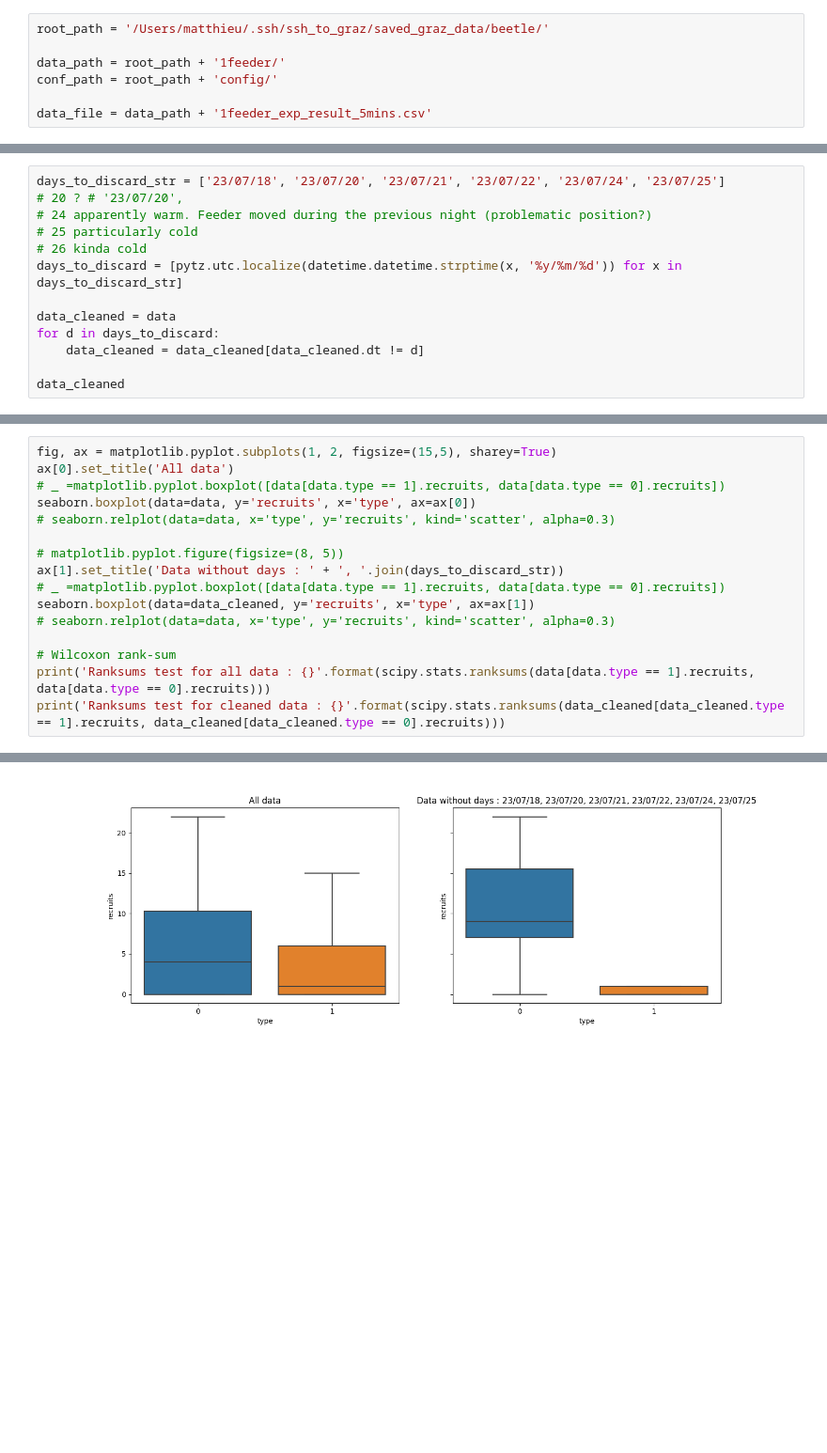
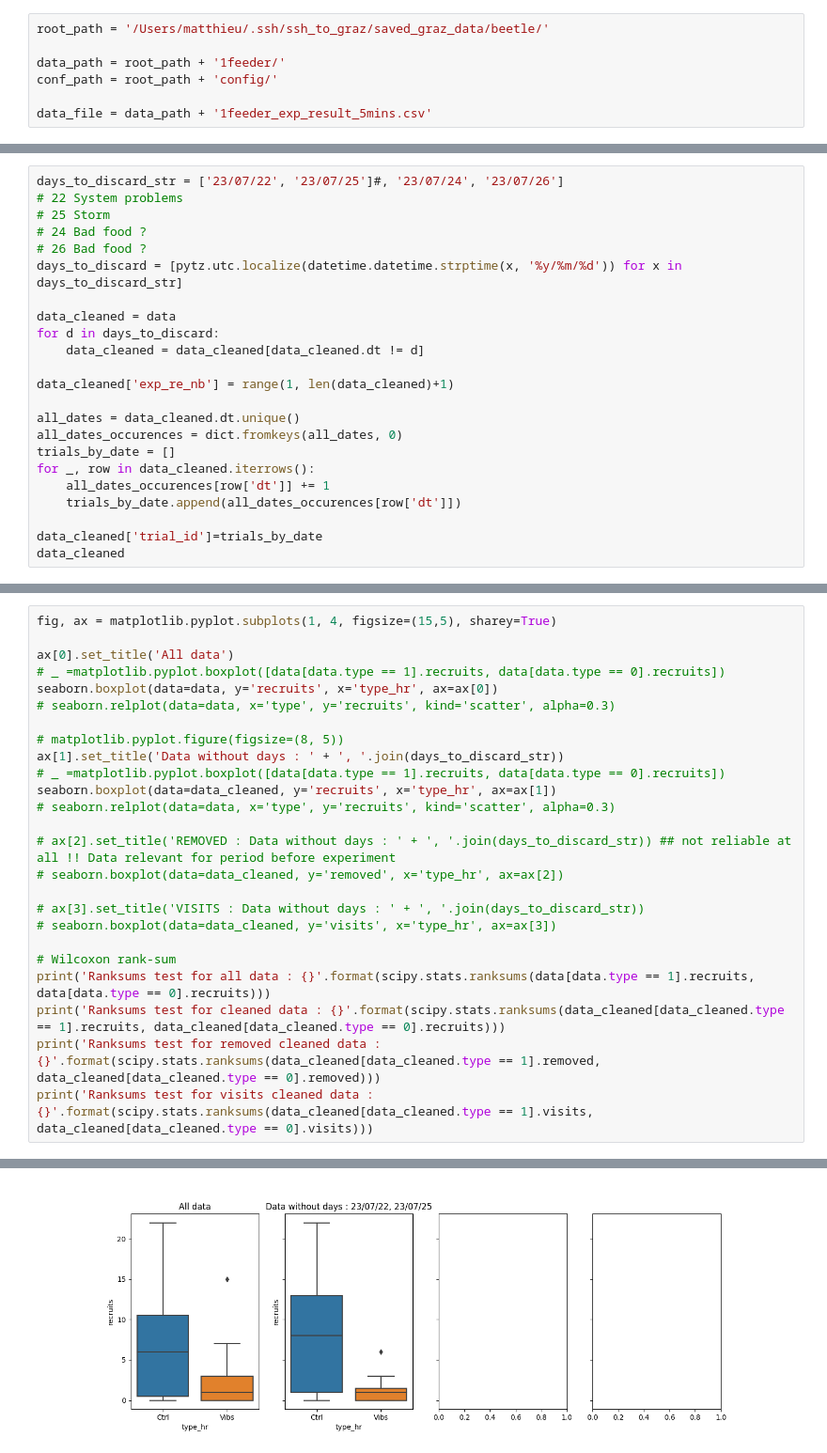
Before and after one commit to MBroisin/Experiments_processing, a Jupyter notebook: 1feeder_eval_5mins.ipynb, the cells around one changed output, grey strips where cells are left out. Shown at 94% size. Saved outputs shown, nothing was run; the diff lists cells and outputs as text; blank space fills up the shorter version.

Commit message:
big changes and figures

```diff
--- a/1feeder_eval_5mins.ipynb
+++ b/1feeder_eval_5mins.ipynb
@@ -129,15 +133,25 @@ data
 # %%
-days_to_discard_str = ['23/07/18', '23/07/20', '23/07/21', '23/07/22', '23/07/24', '23/07/25']
-# 20 ? # '23/07/20',
-# 24 apparently warm. Feeder moved during the previous night (problematic position?)
-# 25 particularly cold
-# 26 kinda cold
+days_to_discard_str = ['23/07/22', '23/07/25']#, '23/07/24', '23/07/26']
+# 22 System problems
+# 25 Storm
+# 24 Bad food ?
+# 26 Bad food ?
 days_to_discard = [pytz.utc.localize(datetime.datetime.strptime(x, '%y/%m/%d')) for x in days_to_discard_str]
 
 data_cleaned = data
 for d in days_to_discard:
     data_cleaned = data_cleaned[data_cleaned.dt != d]
 
+data_cleaned['exp_re_nb'] = range(1, len(data_cleaned)+1)
+
+all_dates = data_cleaned.dt.unique()
+all_dates_occurences = dict.fromkeys(all_dates, 0)
+trials_by_date = []
+for _, row in data_cleaned.iterrows():
+    all_dates_occurences[row['dt']] += 1
+    trials_by_date.append(all_dates_occurences[row['dt']])
+
+data_cleaned['trial_id']=trials_by_date
 data_cleaned
 # %% [output]
 |  | exp_nb | dt | dtts_start | dtts_stop | type | type_hr | duration | count_agregation | visits | ... |
@@ -156,17 +174,26 @@ data_cleaned
 # %%
-fig, ax = matplotlib.pyplot.subplots(1, 2, figsize=(15,5), sharey=True)
+fig, ax = matplotlib.pyplot.subplots(1, 4, figsize=(15,5), sharey=True)
+
 ax[0].set_title('All data')
 # _ =matplotlib.pyplot.boxplot([data[data.type == 1].recruits, data[data.type == 0].recruits])
-seaborn.boxplot(data=data, y='recruits', x='type', ax=ax[0])
+seaborn.boxplot(data=data, y='recruits', x='type_hr', ax=ax[0])
 # seaborn.relplot(data=data, x='type', y='recruits', kind='scatter', alpha=0.3)
 
 # matplotlib.pyplot.figure(figsize=(8, 5))
 ax[1].set_title('Data without days : ' + ', '.join(days_to_discard_str))
 # _ =matplotlib.pyplot.boxplot([data[data.type == 1].recruits, data[data.type == 0].recruits])
-seaborn.boxplot(data=data_cleaned, y='recruits', x='type', ax=ax[1])
+seaborn.boxplot(data=data_cleaned, y='recruits', x='type_hr', ax=ax[1])
 # seaborn.relplot(data=data, x='type', y='recruits', kind='scatter', alpha=0.3)
+
+# ax[2].set_title('REMOVED : Data without days : ' + ', '.join(days_to_discard_str)) ## not reliable at all !! Data relevant for period before experiment
+# seaborn.boxplot(data=data_cleaned, y='removed', x='type_hr', ax=ax[2])
+
+# ax[3].set_title('VISITS : Data without days : ' + ', '.join(days_to_discard_str))
+# seaborn.boxplot(data=data_cleaned, y='visits', x='type_hr', ax=ax[3])
 
 # Wilcoxon rank-sum
 print('Ranksums test for all data : {}'.format(scipy.stats.ranksums(data[data.type == 1].recruits, data[data.type == 0].recruits)))
 print('Ranksums test for cleaned data : {}'.format(scipy.stats.ranksums(data_cleaned[data_cleaned.type == 1].recruits, data_cleaned[data_cleaned.type == 0].recruits)))
+print('Ranksums test for removed cleaned data : {}'.format(scipy.stats.ranksums(data_cleaned[data_cleaned.type == 1].removed, data_cleaned[data_cleaned.type == 0].removed)))
+print('Ranksums test for visits cleaned data : {}'.format(scipy.stats.ranksums(data_cleaned[data_cleaned.type == 1].visits, data_cleaned[data_cleaned.type == 0].visits)))
 # %% [output]
@@ -175,4 +204,4 @@ Ranksums test for cleaned data : RanksumsResult(statistic=-2.2735942402352203, p
-[figure, old version]
+[figure, new version]
 # %%
 data_cleaned
 # %% [output]
```
Also changed, not shown: parts of 14 cells of this notebook, 12 other files.
